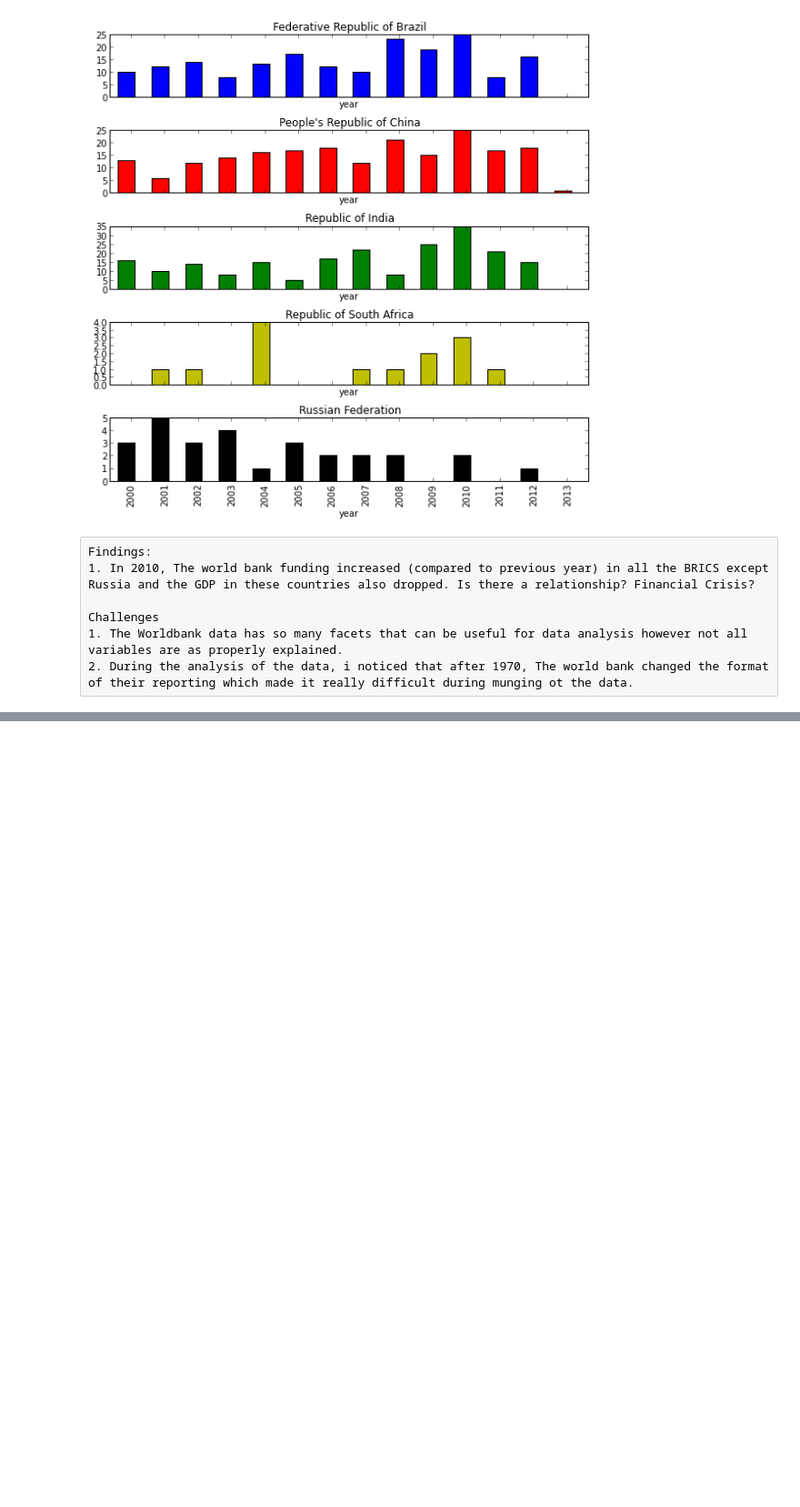
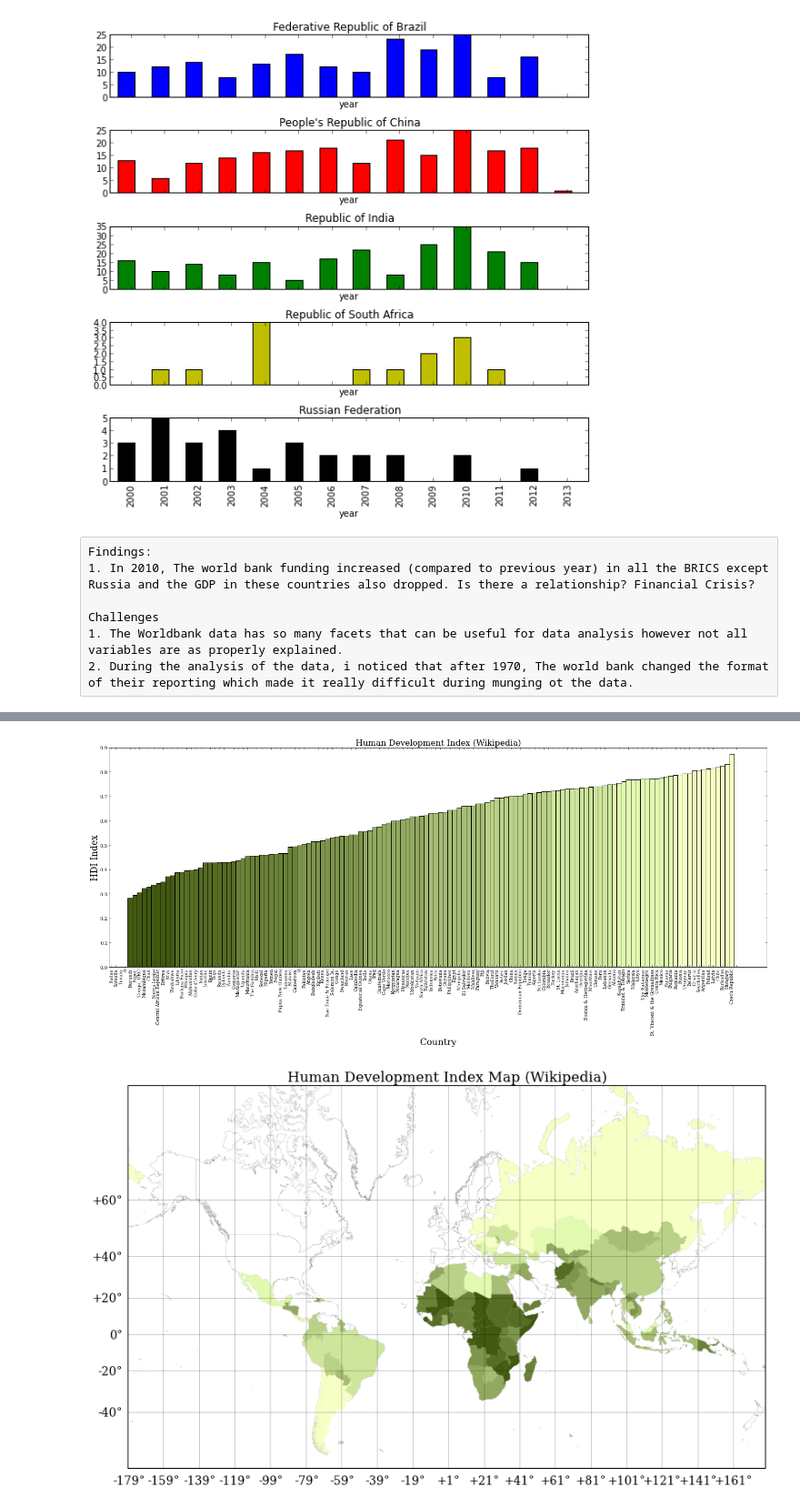
Before and after one commit to iaperez/WWOD, a Jupyter notebook: code/WorldBankData.ipynb, the cells around one changed output, grey strips where cells are left out. Shown at 91% size. Saved outputs shown, nothing was run; the diff lists cells and outputs as text; code cells hidden in the pictures; blank space fills up the shorter version.

```diff
--- a/code/WorldBankData.ipynb
+++ b/code/WorldBankData.ipynb
@@ -386,0 +693,15 @@ Challenges
+# %%
+# It was not possible to process this data from wikipedia, so I decided to filter it (Ignacio)
+
+for i in wikipediadf[wikipediadf.type == 'Country'].index:
+    typeFound = type(wikipediadf['population'][i])
+    if typeFound is not float and typeFound is not None:
+        print "deleted"
+        wikipediadf=wikipediadf.drop([i])
+        break
+for i in wikipediadf[wikipediadf.type == 'Country'].index:
+    typeFound = type(wikipediadf['GDP_nominal_per_capita'][i])
+    if typeFound is not float and typeFound is not None:
+        print "deleted"
+        wikipediadf=wikipediadf.drop([i])
+        break
@@ -386,0 +711,10 @@ Challenges
+# %%
+projects = pd.merge(projectsAPI,wikipediadf, on='countryname', how = 'left')
+projects = projects[projects['countryname'].map(type) != type(0.0)]
+projectsAPI = projectsAPI[projectsAPI['countryname'].map(type) != type(0.0)]
+
+projects['totalamt'] = projects['totalamt'].str.replace(';','')
+projects['totalamt'] = projects['totalamt'].astype('float32')
+print projects.columns
+projects['year'] = [str(x)[0:4] for x in projects['boardapprovaldate']]
+projects[projects.year == 'nan'] =[str(x)[0:4] for x in projects[projects.year == 'nan']['closingdate']]
@@ -386,0 +874,19 @@ Challenges
+# %%
+#wikipediadf["HDI"], #
+#wikipediadf["gini"],
+#wikipediadf['GDP'],
+#wikipediadf['GDP_nominal_per_capita'],
+#wikipediadf['population']
+
+heatmapHDI = pd.DataFrame(projects[projects.type == 'Country'], columns=['wikiname','mapname','HDI'])
+#heatmapHDI=heatmapHDI.reindex(index=['wikiname','wikiname'])
+#heatmapHDI = heatmapHDI.groupby(['wikiname','mapname'])
+#heatmapHDI = pd.DataFrame(heatmapHDI)
+heatmapHDI = heatmapHDI.fillna(0)
+heatmapHDI = heatmapHDI.drop_duplicates()
+heatmapHDI['color'] = pd.Series(["hola" for x in heatmapHDI.index], index=heatmapHDI.index)
+drawBarCharReference2( '#425910',heatmapHDI, 'HDI',"Human Development Index (Wikipedia)", ['Country','HDI Index'])
+draw_global_map2(['#ffffff','#000000'],heatmapHDI, ['Human Development Index Map (Wikipedia)'])
+# %% [output]
+[figure, added]
+[figure, added]
```
Also changed, not shown: parts of 17 cells of this notebook.
